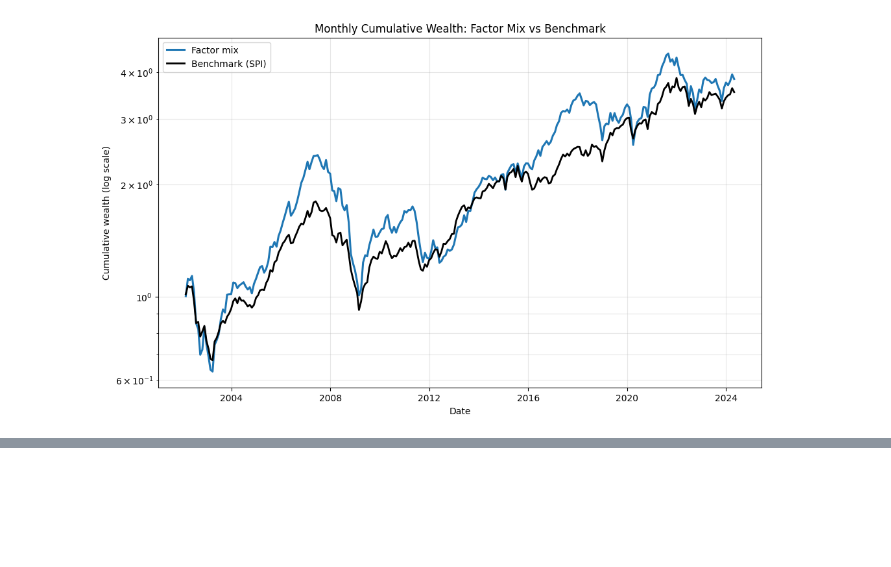
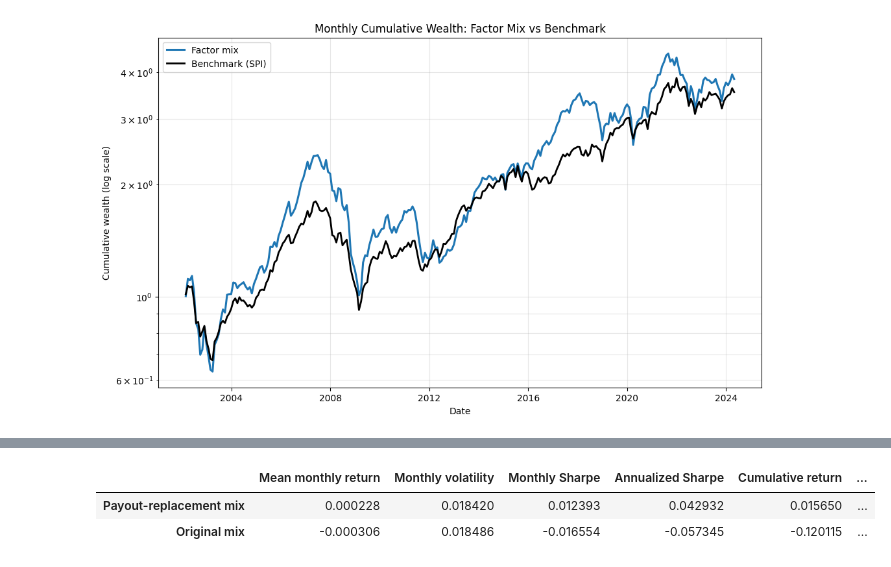
Before and after one commit to MatildeVenturi/qpmwp-course, a Jupyter notebook: assignments/assignment_4.ipynb, the cells around one changed output, grey strips where cells are left out. Cells and saved outputs as stored; diff of their text form; code cells hidden in the pictures; blank space fills up the shorter version.

```diff
--- a/assignments/assignment_4.ipynb
+++ b/assignments/assignment_4.ipynb
@@ -689,0 +896,31 @@ Notes:
+# %%
+# Compact performance comparison of the original mix and the payout-replacement mix.
+def max_drawdown(return_series):
+    wealth = (1 + return_series).cumprod()
+    running_max = wealth.cummax()
+    drawdown = wealth / running_max - 1
+    return drawdown.min()
+
+comparison_returns = pd.concat([ls_mix, ls_mix_payout], axis=1, sort=False).dropna()
+comparison_returns.columns = ['Original mix', 'Payout-replacement mix']
+benchmark_aligned = spi_monthly.reindex(comparison_returns.index)
+
+metrics_table = pd.DataFrame(index=comparison_returns.columns)
+metrics_table['Mean monthly return'] = comparison_returns.mean()
+metrics_table['Monthly volatility'] = comparison_returns.std()
+metrics_table['Monthly Sharpe'] = (
+    metrics_table['Mean monthly return'] /
+    metrics_table['Monthly volatility']
+)
+metrics_table['Annualized Sharpe'] = np.sqrt(12) * metrics_table['Monthly Sharpe']
+metrics_table['Cumulative return'] = (1 + comparison_returns).prod() - 1
+metrics_table['Maximum drawdown'] = comparison_returns.apply(max_drawdown)
+metrics_table['Benchmark beta'] = comparison_returns.apply(
+    lambda x: x.cov(benchmark_aligned) / benchmark_aligned.var()
+)
+
+metrics_table.sort_values('Annualized Sharpe', ascending=False)
+# %% [output]
+|  | Mean monthly return | Monthly volatility | Monthly Sharpe | Annualized Sharpe | Cumulative return | ... |
+| Payout-replacement mix | 0.000228 | 0.018420 | 0.012393 | 0.042932 | 0.015650 | ... |
+| Original mix | -0.000306 | 0.018486 | -0.016554 | -0.057345 | -0.120115 | ... |
```
Also changed, not shown: parts of 20 cells of this notebook.
